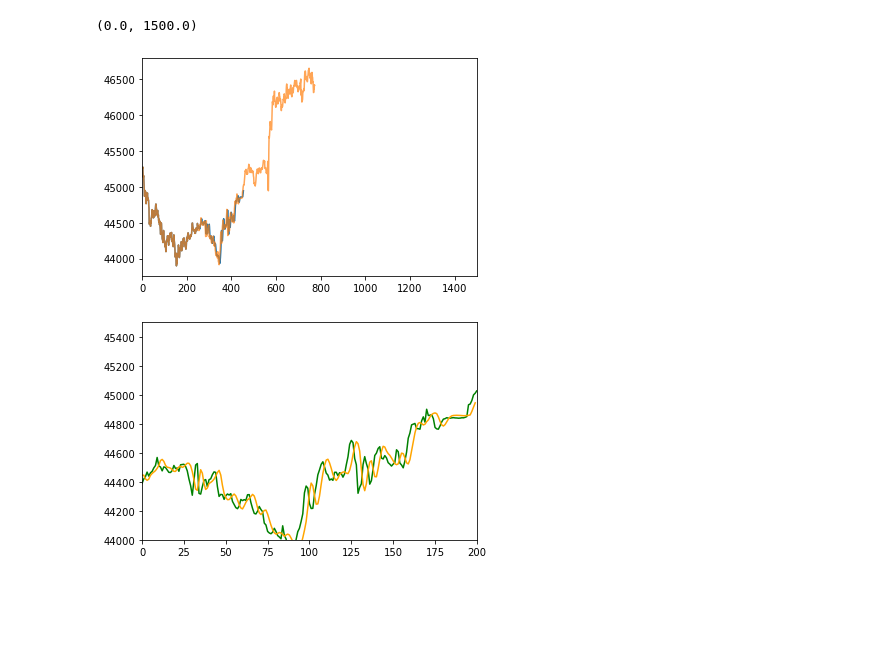
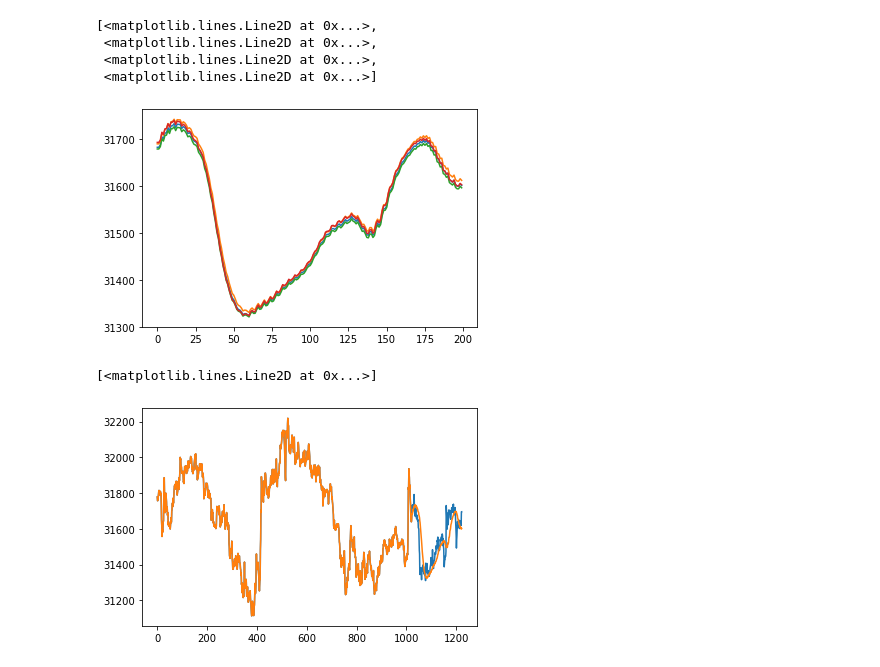
Before and after one commit to krupartea/waveform_predict, a Jupyter notebook: predict_stockprice.ipynb, the cells around one changed output. Cells and saved outputs as stored; diff of their text form; code cells hidden in the pictures; blank space fills up the shorter version.

```diff
--- a/predict_stockprice.ipynb
+++ b/predict_stockprice.ipynb
@@ -109,7 +139,7 @@ class LSTM1(nn.Module):
         self.lstm = nn.LSTM(input_size=input_size, hidden_size=hidden_size,
                           num_layers=num_layers, batch_first=True, dropout=.2)
 
-        self.fc1 = nn.Linear(hidden_size, 1)
+        self.fc1 = nn.Linear(hidden_size, 4)
 
     def forward(self,x):
         x, _ = self.lstm(x)
@@ -117,4 +147,4 @@ class LSTM1(nn.Module):
         x = self.fc1(x)
         return x
 # %%
-model = LSTM1(1, 50, 4)
+model = LSTM1(4, 50, 4)
@@ -206,3 +220,3 @@ Val loss 29: 0.13245467841625214
 # %%
-test_signal = signal[int(len(signal)*.75):]
-plt.plot(test_signal)
+test_signal = signal[:, int(len(signal)*.75):]
+# plt.plot(test_signal)
@@ -220,22 +236,23 @@ LSTM1(
 # %%
 model.eval()
-initial_data = test_signal[:chunksize-1].tolist()
+initial_data = test_signal[:, :chunksize-1]
 
 
 def prepare(data):
-    return data.reshape(1, -1, 1).to(device)
+    return data.reshape(1, -1, 4).to(device)
+
 
 preds = []
 
 num_predictions = 200
 progress = tqdm(total=num_predictions, desc='Progress')
 for i in range(num_predictions):
-    standardized, (mean, std) = standardize(torch.tensor(initial_data))
-    pred = model(prepare(standardized)).squeeze().tolist() * std + mean
+    standardized, (mean, std) = standardize(initial_data)
+    pred = model(prepare(standardized))
+    pred *= std.reshape(-1).to(device)
+    pred += mean.reshape(-1).to(device)
     preds.append(pred)
-    # initial_data.append(pred)
-    # initial_data.pop(0)
-    initial_data = test_signal[i:chunksize-1 + i].tolist()
+    initial_data = test_signal[:, i:chunksize-1 + i]
     progress.update()
 
 progress.close()
@@ -247,19 +259,16 @@ plt.plot(preds)
-# %%
-a = test_signal[:chunksize-1].tolist()
-a.extend(preds)
-plt.plot(a)
-b = test_signal[:1000].tolist()
-plt.plot(b, alpha=0.7)
-plt.xlim(0, 1500)
-# %% [output]
-(0.0, 1500.0)
-[figure, removed]
-# %%
-plt.plot(test_signal[chunksize-1:], c='g')
-plt.plot(preds, c='orange')
-#3plt.xlim(256)
-plt.xlim(0, 200)
-plt.ylim(44000, 45500)
-plt.show()
-# %% [output]
-[figure, removed]
+# %%
+preds = torch.stack(preds).reshape(-1, 4).detach().to('cpu')
+plt.plot(preds)
+# %% [output]
+[<matplotlib.lines.Line2D at 0x...>,
+ <matplotlib.lines.Line2D at 0x...>,
+ <matplotlib.lines.Line2D at 0x...>,
+ <matplotlib.lines.Line2D at 0x...>]
+[figure, added]
+# %%
+plt.plot(test_signal[:, :chunksize-1+200][0])
+
+plt.plot(torch.cat((test_signal[:, :chunksize-1][0], preds[:, 0])))
+# %% [output]
+[<matplotlib.lines.Line2D at 0x...>]
+[figure, added]
```
Also changed, not shown: parts of 19 cells of this notebook.
